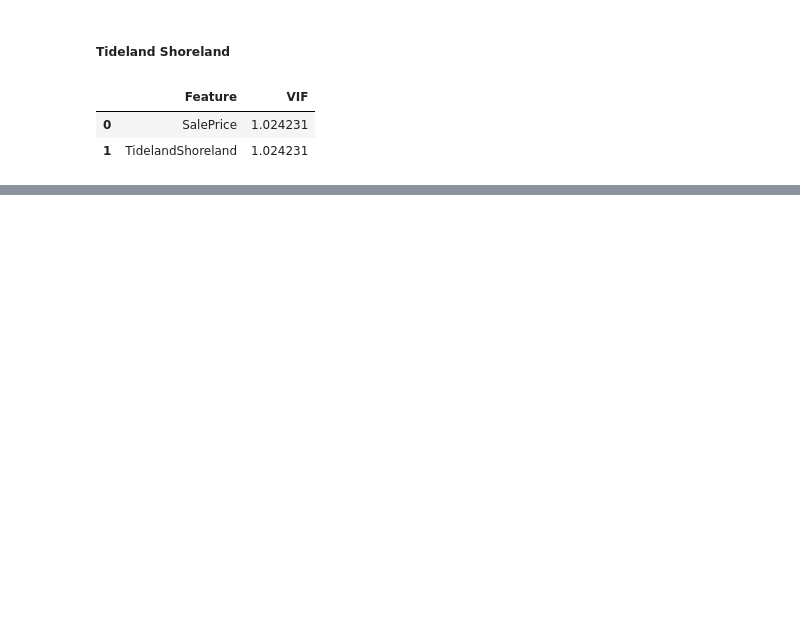
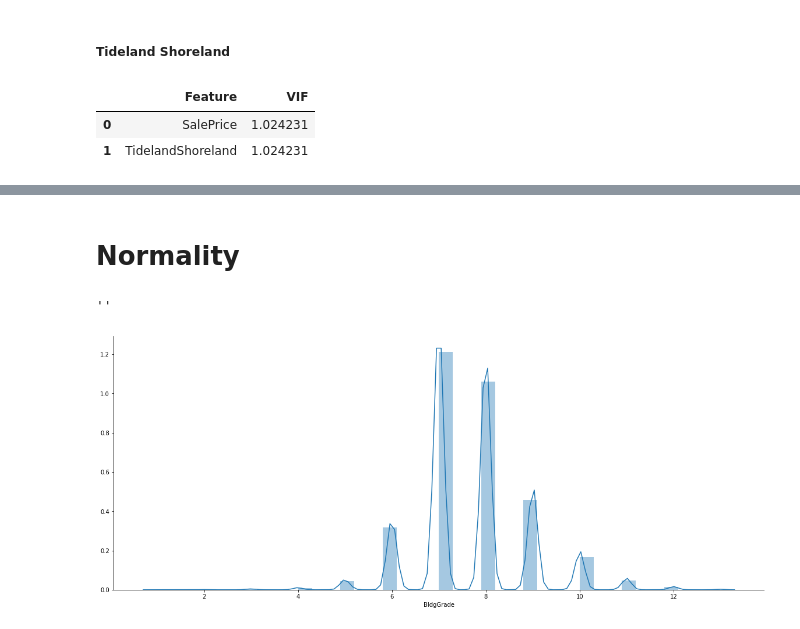
Before and after one commit to sam-thurman/king_county_housing, a Jupyter notebook: notebooks/exploratory/sam_exploratory_2.ipynb, the cells around one changed output, grey strips where cells are left out. Cells and saved outputs as stored; diff of their text form; code cells hidden in the pictures; blank space fills up the shorter version.

```diff
--- a/notebooks/exploratory/sam_exploratory_2.ipynb
+++ b/notebooks/exploratory/sam_exploratory_2.ipynb
@@ -323,0 +285,11 @@ stat_helpers.bootstrapped_ttest_bin(groomed_df, 'TidelandShoreland')
+# %% [markdown]
+# Normality
+# %%
+fig, axs = plt.subplots(figsize=(20,8))
+sns.despine()
+
+sns.distplot(groomed_df['BldgGrade'], bins=40)
+;
+# %% [output]
+''
+[figure, added]
```
Also changed, not shown: parts of 40 cells of this notebook, 3 other files.
